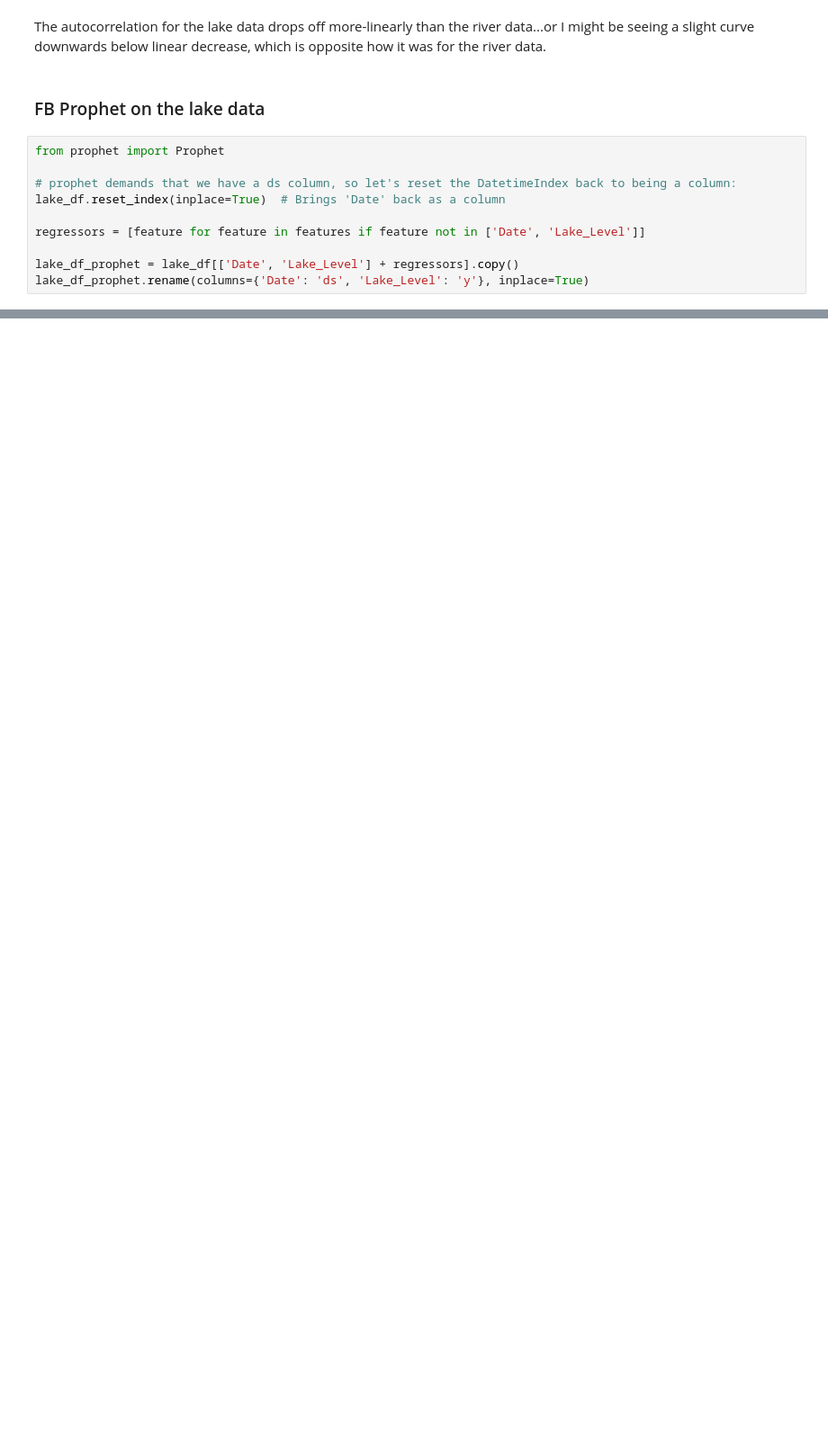
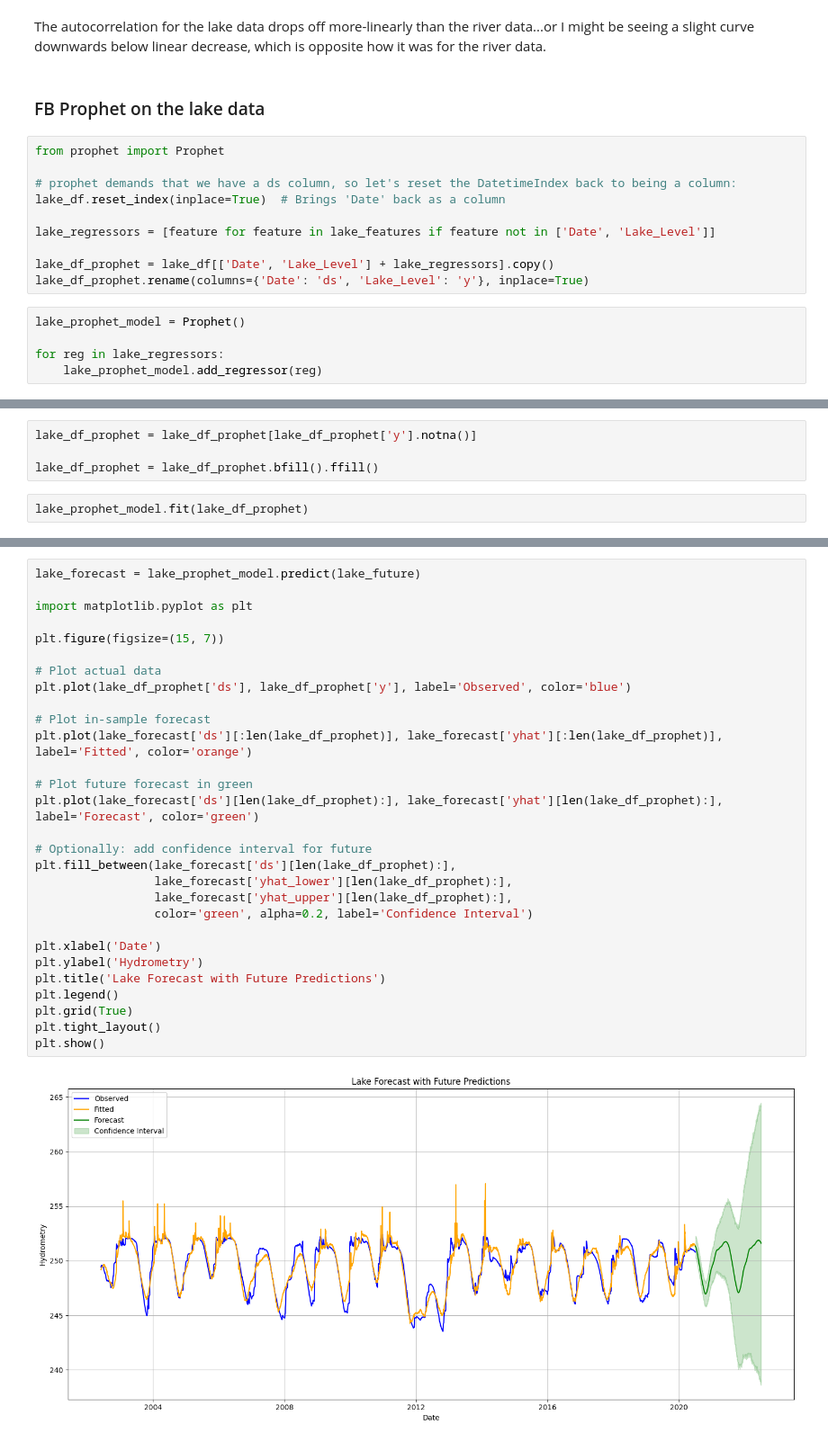
Before and after one commit to NWinocur/kaggle-acea-water-prediction, a Jupyter notebook: src/explore.ipynb, the cells around one changed output, grey strips where cells are left out. Shown at 90% size. Saved outputs shown, nothing was run; the diff lists cells and outputs as text; blank space fills up the shorter version.

```diff
--- a/src/explore.ipynb
+++ b/src/explore.ipynb
@@ -825,7 +827,12 @@ from prophet import Prophet
 # prophet demands that we have a ds column, so let's reset the DatetimeIndex back to being a column:
 lake_df.reset_index(inplace=True)  # Brings 'Date' back as a column
 
-regressors = [feature for feature in features if feature not in ['Date', 'Lake_Level']]
+lake_regressors = [feature for feature in lake_features if feature not in ['Date', 'Lake_Level']]
 
-lake_df_prophet = lake_df[['Date', 'Lake_Level'] + regressors].copy()
+lake_df_prophet = lake_df[['Date', 'Lake_Level'] + lake_regressors].copy()
 lake_df_prophet.rename(columns={'Date': 'ds', 'Lake_Level': 'y'}, inplace=True)
+# %%
+lake_prophet_model = Prophet()
+
+for reg in lake_regressors:
+    lake_prophet_model.add_regressor(reg)
@@ -831,0 +844,6 @@ lake_df_prophet.rename(columns={'Date': 'ds', 'Lake_Level': 'y'}, inplace=True)
+# %%
+lake_df_prophet = lake_df_prophet[lake_df_prophet['y'].notna()]
+
+lake_df_prophet = lake_df_prophet.bfill().ffill()
+# %%
+lake_prophet_model.fit(lake_df_prophet)
@@ -831,0 +877,31 @@ lake_df_prophet.rename(columns={'Date': 'ds', 'Lake_Level': 'y'}, inplace=True)
+# %%
+lake_forecast = lake_prophet_model.predict(lake_future)
+
+import matplotlib.pyplot as plt
+
+plt.figure(figsize=(15, 7))
+
+# Plot actual data
+plt.plot(lake_df_prophet['ds'], lake_df_prophet['y'], label='Observed', color='blue')
+
+# Plot in-sample forecast
+plt.plot(lake_forecast['ds'][:len(lake_df_prophet)], lake_forecast['yhat'][:len(lake_df_prophet)], label='Fitted', color='orange')
+
+# Plot future forecast in green
+plt.plot(lake_forecast['ds'][len(lake_df_prophet):], lake_forecast['yhat'][len(lake_df_prophet):], label='Forecast', color='green')
+
+# Optionally: add confidence interval for future
+plt.fill_between(lake_forecast['ds'][len(lake_df_prophet):],
+                 lake_forecast['yhat_lower'][len(lake_df_prophet):],
+                 lake_forecast['yhat_upper'][len(lake_df_prophet):],
+                 color='green', alpha=0.2, label='Confidence Interval')
+
+plt.xlabel('Date')
+plt.ylabel('Hydrometry')
+plt.title('Lake Forecast with Future Predictions')
+plt.legend()
+plt.grid(True)
+plt.tight_layout()
+plt.show()
+# %% [output]
+[figure, added]
```
Also changed, not shown: parts of 15 cells of this notebook.
